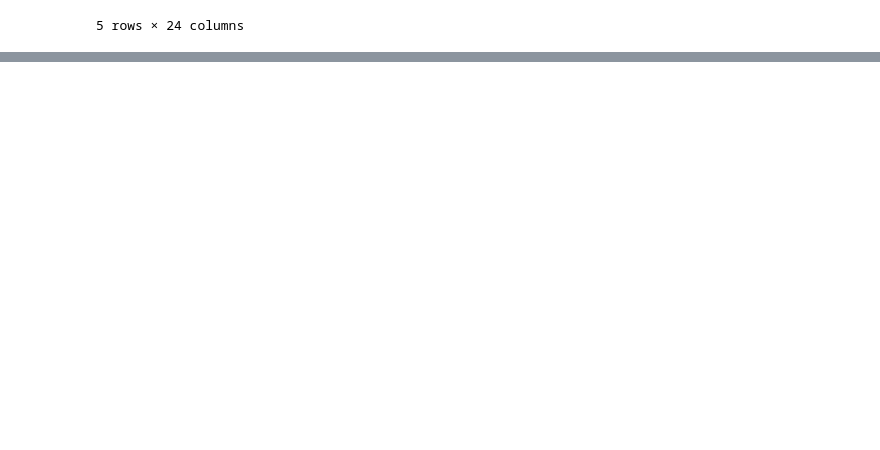
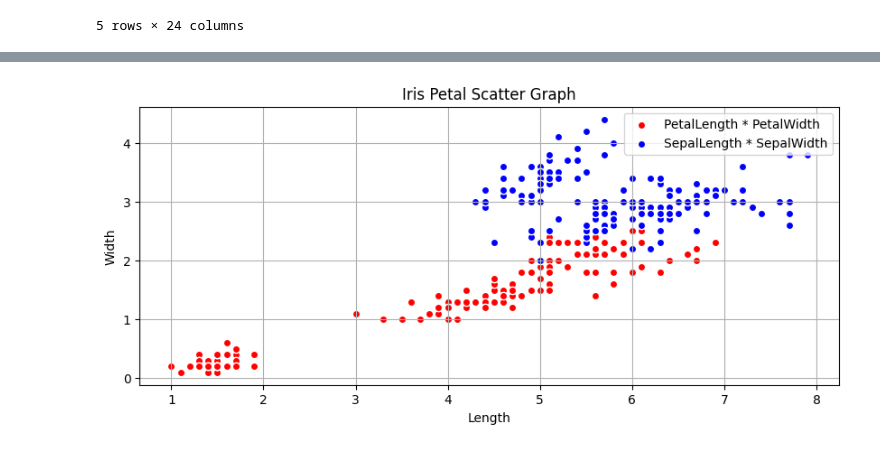
Before and after one commit to Darkget1/machin_learning, a Jupyter notebook: chapter04.ipynb, the cells around one changed output, grey strips where cells are left out. Saved outputs shown, nothing was run; the diff lists cells and outputs as text; code cells hidden in the pictures; blank space fills up the shorter version.

```diff
--- a/chapter04.ipynb
+++ b/chapter04.ipynb
@@ -132,0 +186,19 @@ for year in range(2015,2021):
+# %%
+PetalLength = data['PetalLength']
+PetalWidth = data['PetalWidth']
+
+SepalLength = data['SepalLength']
+SepalWidth = data['SepalWidth']
+
+plt.figure(figsize=(10,4))
+plt.scatter(PetalLength,PetalWidth,color='r',edgecolors='w',label='PetalLength * PetalWidth')
+plt.scatter(SepalLength,SepalWidth,color='b',edgecolors='w',label='SepalLength * SepalWidth')
+
+plt.xlabel('Length')
+plt.ylabel('Width')
+plt.title('Iris Petal Scatter Graph')
+plt.legend()
+plt.grid()
+plt.show()
+# %% [output]
+[figure, added]
```
Also changed, not shown: parts of 18 cells of this notebook, 3 other files.
